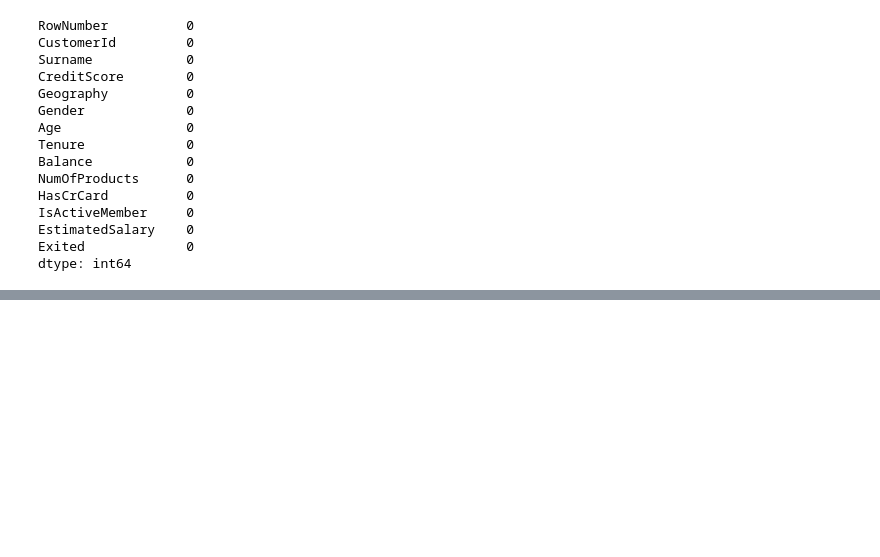
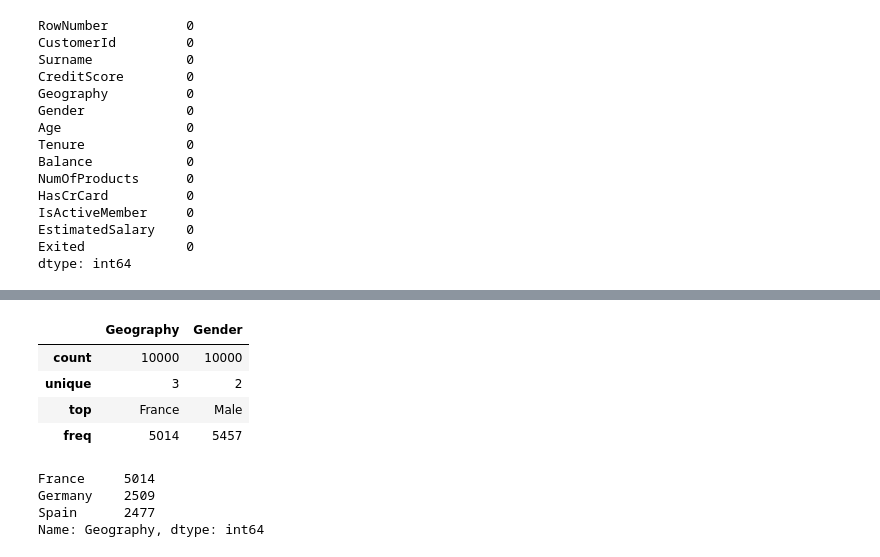
Before and after one commit to SLCFLAB/Data-Science-Python, a Jupyter notebook: Day 3/3. Bank customer churn (additional).ipynb, the cells around one changed output, grey strips where cells are left out. Cells and saved outputs as stored; diff of their text form; code cells hidden in the pictures; blank space fills up the shorter version.

```diff
--- a/Day 3/3. Bank customer churn (additional).ipynb
+++ b/Day 3/3. Bank customer churn (additional).ipynb
@@ -55,0 +97,17 @@ Name: Exited, dtype: int64
+# %%
+# Summarize categorical features
+data.describe(include=['object'])
+# %% [output]
+|  | Geography | Gender |
+| count | 10000 | 10000 |
+| unique | 3 | 2 |
+| top | France | Male |
+| freq | 5014 | 5457 |
+# %%
+data['Geography'].unique()
+data['Geography'].value_counts()
+# %% [output]
+France     5014
+Germany    2509
+Spain      2477
+Name: Geography, dtype: int64
```
Also changed, not shown: parts of 14 cells of this notebook.
